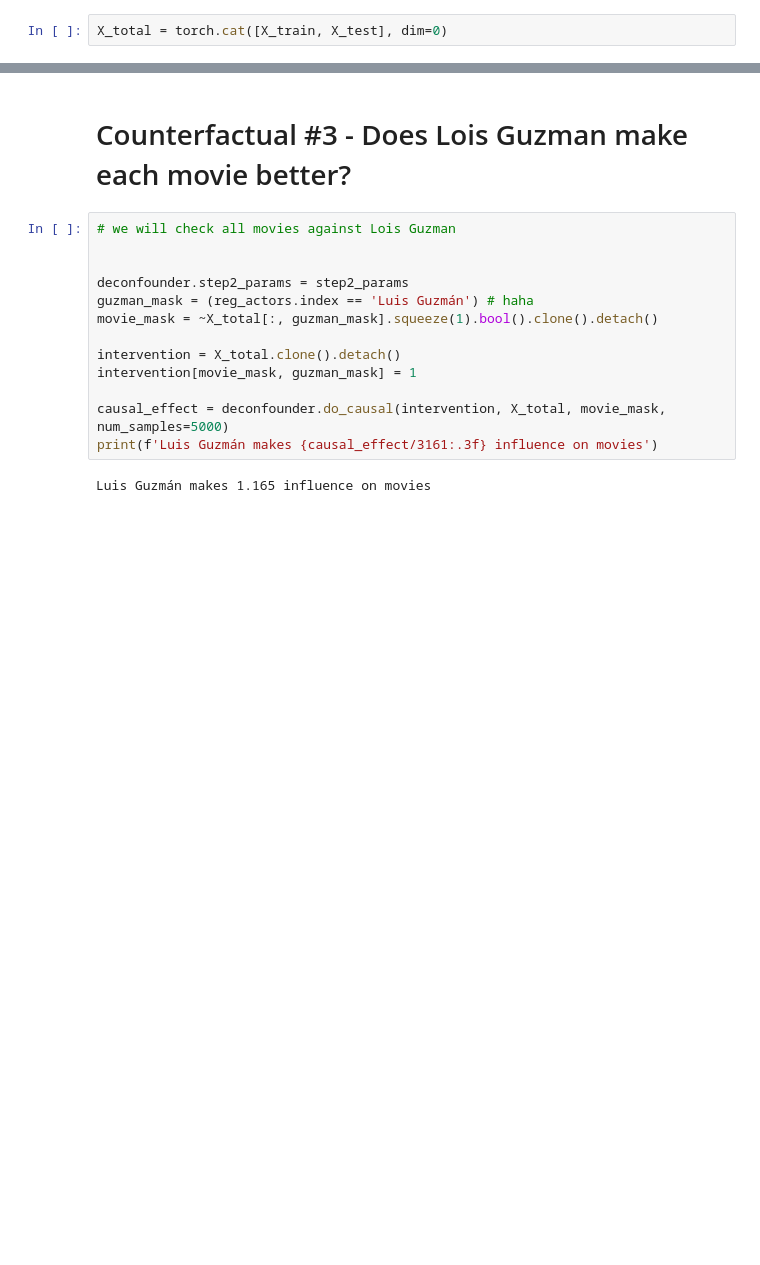
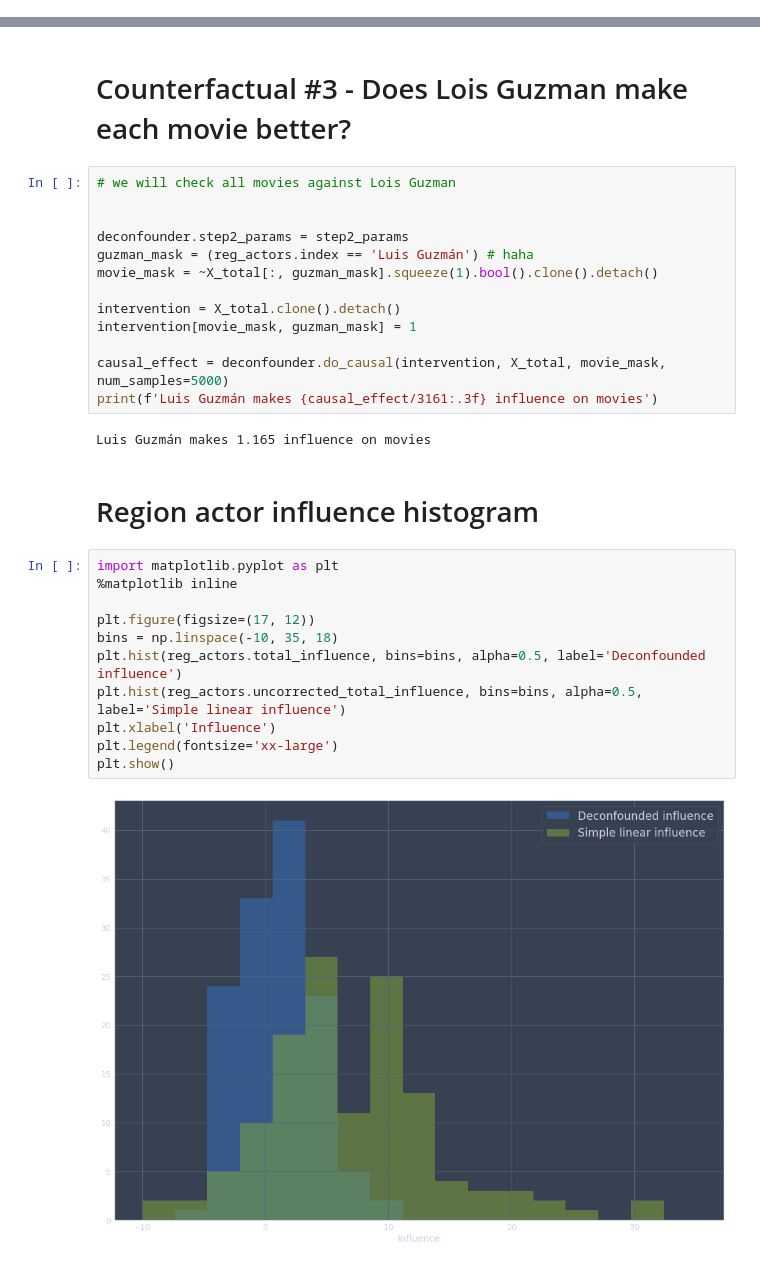
Before and after one commit to alex-medvedev-msc/FDS2020_Actors, a Jupyter notebook: report.ipynb, the cells around one changed output, grey strips where cells are left out. Saved outputs shown, nothing was run; the diff lists cells and outputs as text; blank space fills up the shorter version.

Commit message:
working report with visual and env

```diff
--- a/report.ipynb
+++ b/report.ipynb
@@ -42,8 +42,6 @@ params0 = {
 } # These are our priors
 # %% [output]
 torch.Size([3181, 129])
-# %%
-X_total = torch.cat([X_train, X_test], dim=0)
 # %%
 # Here we optimizing only step 1 of deconfounder
 
@@ -653,3 +652,18 @@ causal_effect = deconfounder.do_causal(intervention, X_total, movie_mask, num_sa
 print(f'Luis Guzmán makes {causal_effect/3161:.3f} influence on movies')
 # %% [output]
 Luis Guzmán makes 1.165 influence on movies
+# %% [markdown]
+# Region actor influence histogram
+# %%
+import matplotlib.pyplot as plt
+%matplotlib inline
+
+plt.figure(figsize=(17, 12))
+bins = np.linspace(-10, 35, 18)
+plt.hist(reg_actors.total_influence, bins=bins, alpha=0.5, label='Deconfounded influence')
+plt.hist(reg_actors.uncorrected_total_influence, bins=bins, alpha=0.5, label='Simple linear influence')
+plt.xlabel('Influence')
+plt.legend(fontsize='xx-large')
+plt.show()
+# %% [output]
+[figure, added]
```
Also changed, not shown: parts of 2 cells of this notebook, 2 other files.
